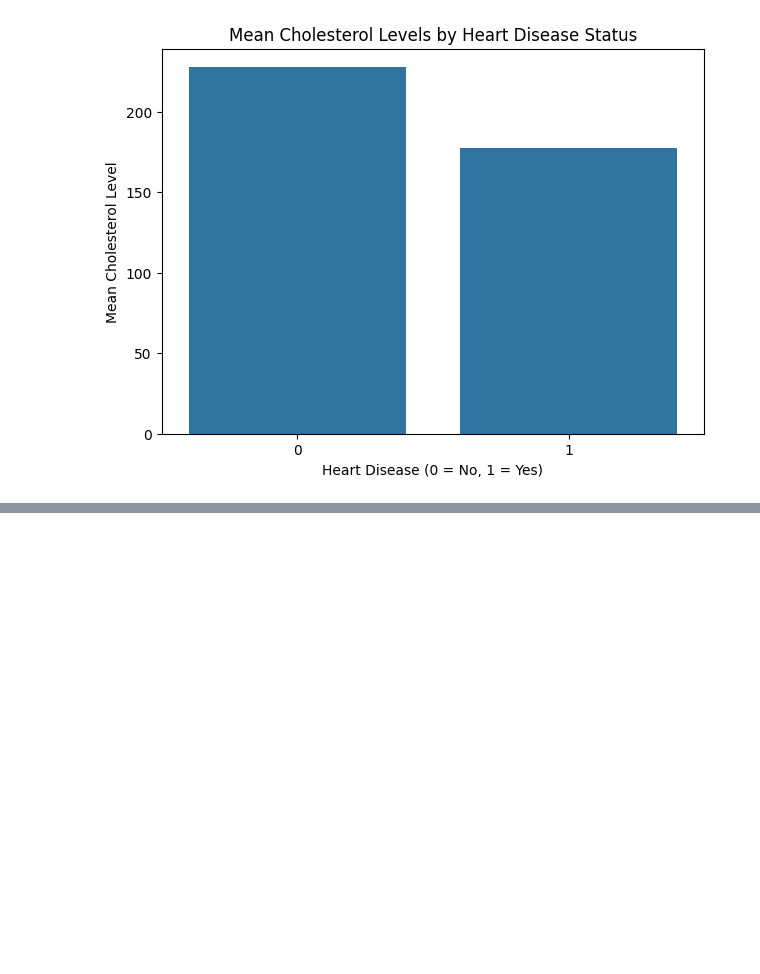
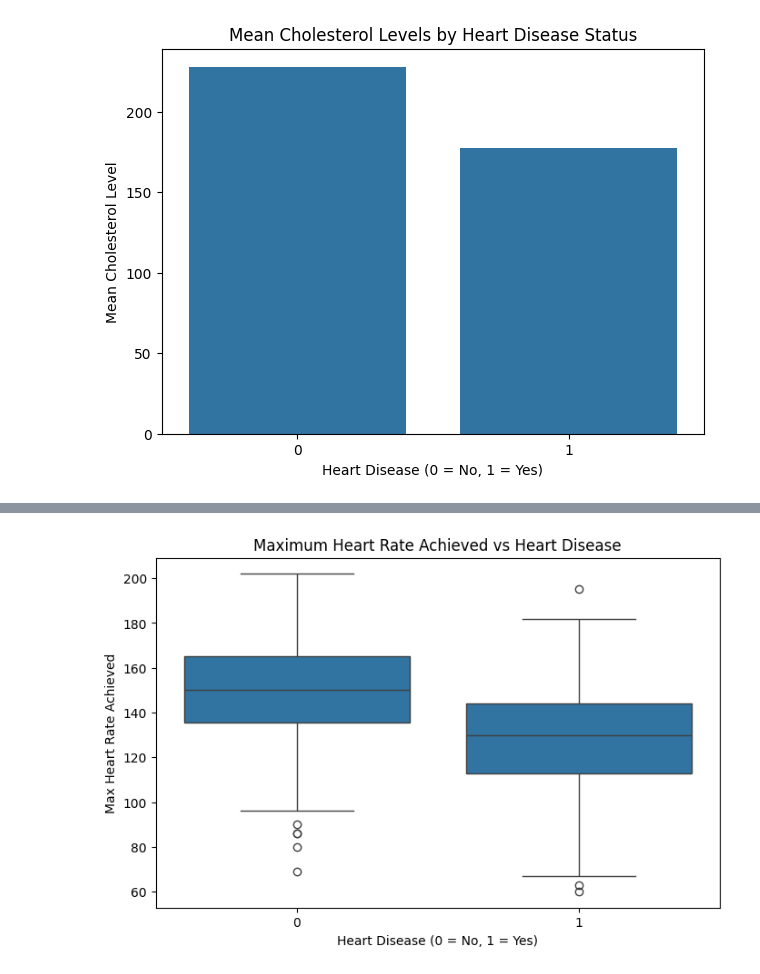
Before and after one commit to stanleyotieno1/Data-analysis-assignment, a Jupyter notebook: Jupyter-files/health.ipynb, the cells around one changed output, grey strips where cells are left out. Saved outputs shown, nothing was run; the diff lists cells and outputs as text; code cells hidden in the pictures; blank space fills up the shorter version.

```diff
--- a/Jupyter-files/health.ipynb
+++ b/Jupyter-files/health.ipynb
@@ -264,0 +274,9 @@ plt.show()
+# %%
+plt.figure(figsize=(8,5))
+sns.boxplot(data=health_df, x='heart_disease', y='thalch')
+plt.title("Maximum Heart Rate Achieved vs Heart Disease")
+plt.xlabel("Heart Disease (0 = No, 1 = Yes)")
+plt.ylabel("Max Heart Rate Achieved")
+plt.show()
+# %% [output]
+[figure, added]
```
Also changed, not shown: parts of 3 cells of this notebook.
